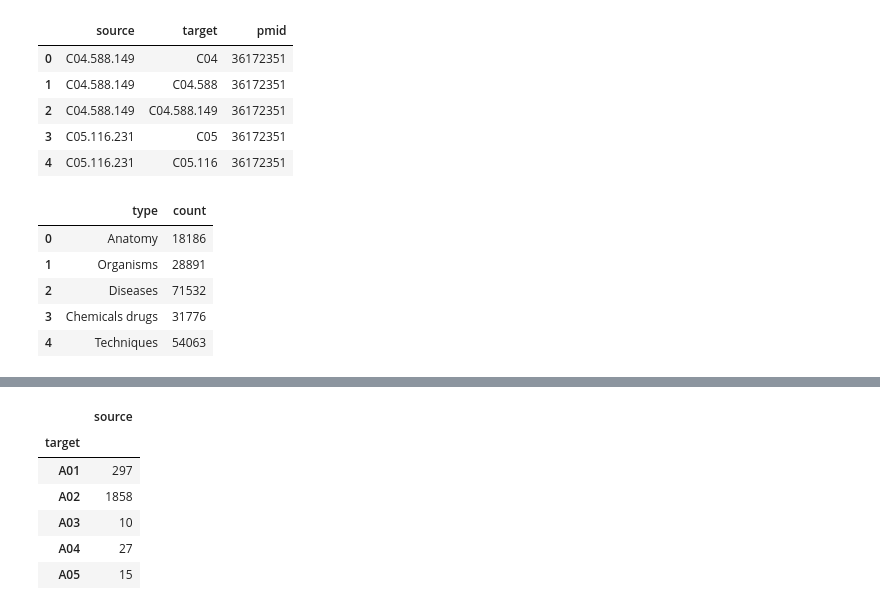
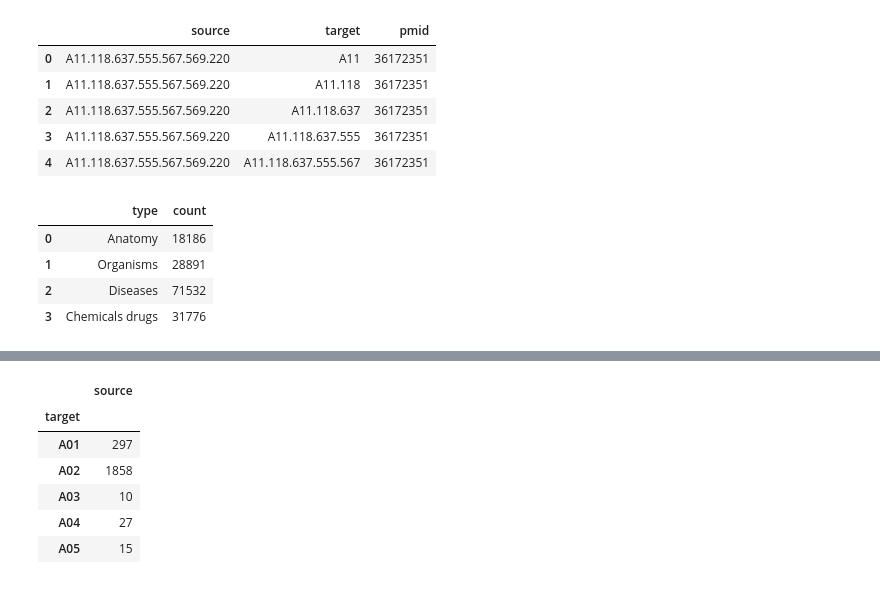
Before and after one commit to hannesbreit/pubmed-scrapper, a Jupyter notebook: descriptive-analysis.ipynb, the cells around one changed output, grey strips where cells are left out. Drawn from its saved outputs; the diff is of its cells as text; code cells hidden in the pictures.

```diff
--- a/descriptive-analysis.ipynb
+++ b/descriptive-analysis.ipynb
@@ -1,21 +1,21 @@
 # %%
 # import csv to pandas dataframe
 import pandas as pd
 import numpy as np
 import matplotlib.pyplot as plt
 
 # read csv file delimited by semicolon and assign it to a pandas dataframe object called df
-df = pd.read_csv('gephi/edges.csv', sep=';')
+df = pd.read_csv('gephi/a-b-c-d/GCTBedges.csv', sep=';')
 
 # print the first 5 rows of the dataframe
 df.head()
 # %% [output]
 |  | source | target | pmid |
-| 0 | C04.588.149 | C04 | 36172351 |
-| 1 | C04.588.149 | C04.588 | 36172351 |
-| 2 | C04.588.149 | C04.588.149 | 36172351 |
-| 3 | C05.116.231 | C05 | 36172351 |
-| 4 | C05.116.231 | C05.116 | 36172351 |
+| 0 | A11.118.637.555.567.569.220 | A11 | 36172351 |
+| 1 | A11.118.637.555.567.569.220 | A11.118 | 36172351 |
+| 2 | A11.118.637.555.567.569.220 | A11.118.637 | 36172351 |
+| 3 | A11.118.637.555.567.569.220 | A11.118.637.555 | 36172351 |
+| 4 | A11.118.637.555.567.569.220 | A11.118.637.555.567 | 36172351 |
 # %%
 # count all values in the column 'source' which start with 'A' and assign it to a variable called anatomy_count
 Anatomy_count = df['source'].str.startswith('A').sum()
@@ -25,35 +25,35 @@ Organisms_count = df['source'].str.startswith('B').sum()
 Diseases_count = df['source'].str.startswith('C').sum()
 # count all values in the column 'source' which start with 'D' and assign it to a variable called chemicals_drugs_count
 Chemicals_drugs_count = df['source'].str.startswith('D').sum()
-# count all values in the column 'source' which start with 'E' and assign it to a variable called techniques_count
-Techniques_count = df['source'].str.startswith('E').sum()
-# count all values in the column 'source' which start with 'F' and assign it to a variable called psychology_count
-Psychology_count = df['source'].str.startswith('F').sum()
-# count all values in the column 'source' which start with 'G' and assign it to a variable called phenomena_processes_count
-Phenomena_processes_count = df['source'].str.startswith('G').sum()
-# count all values in the column 'source' which start with 'H' and assign it to a variable called disciplines_occupations_count
-Disciplines_occupations_count = df['source'].str.startswith('H').sum()
-# count all values in the column 'source' which start with 'I' and assign it to a variable called anthropology_count
-Anthropology_count = df['source'].str.startswith('I').sum()
-# count all values in the column 'source' which start with 'J' and assign it to a variable called technology_industry_count
-Technology_industry_count = df['source'].str.startswith('J').sum()
-# count all values in the column 'source' which start with 'K' and assign it to a variable called humanities_count
-Humanities_count = df['source'].str.startswith('K').sum()
-# count all values in the column 'source' which start with 'L' and assign it to a variable called information_science_count
-Information_science_count = df['source'].str.startswith('L').sum()
-# count all values in the column 'source' which start with 'M' and assign it to a variable called named_groups_count
-Named_groups_count = df['source'].str.startswith('M').sum()
-# count all values in the column 'source' which start with 'N' and assign it to a variable called health_care_count
-Health_care_count = df['source'].str.startswith('N').sum()
-# count all values in the column 'source' which start with 'V' and assign it to a variable called publication_characteristics_count
-Publication_characteristics_count = df['source'].str.startswith('V').sum()
-# count all values in the column 'source' which start with 'Z' and assign it to a variable called geographicals_count
-Geographicals_count = df['source'].str.startswith('Z').sum()
+# # count all values in the column 'source' which start with 'E' and assign it to a variable called techniques_count
+# Techniques_count = df['source'].str.startswith('E').sum()
+# # count all values in the column 'source' which start with 'F' and assign it to a variable called psychology_count
+# Psychology_count = df['source'].str.startswith('F').sum()
+# # count all values in the column 'source' which start with 'G' and assign it to a variable called phenomena_processes_count
+# Phenomena_processes_count = df['source'].str.startswith('G').sum()
+# # count all values in the column 'source' which start with 'H' and assign it to a variable called disciplines_occupations_count
+# Disciplines_occupations_count = df['source'].str.startswith('H').sum()
+# # count all values in the column 'source' which start with 'I' and assign it to a variable called anthropology_count
+# Anthropology_count = df['source'].str.startswith('I').sum()
+# # count all values in the column 'source' which start with 'J' and assign it to a variable called technology_industry_count
+# Technology_industry_count = df['source'].str.startswith('J').sum()
+# # count all values in the column 'source' which start with 'K' and assign it to a variable called humanities_count
+# Humanities_count = df['source'].str.startswith('K').sum()
+# # count all values in the column 'source' which start with 'L' and assign it to a variable called information_science_count
+# Information_science_count = df['source'].str.startswith('L').sum()
+# # count all values in the column 'source' which start with 'M' and assign it to a variable called named_groups_count
+# Named_groups_count = df['source'].str.startswith('M').sum()
+# # count all values in the column 'source' which start with 'N' and assign it to a variable called health_care_count
+# Health_care_count = df['source'].str.startswith('N').sum()
+# # count all values in the column 'source' which start with 'V' and assign it to a variable called publication_characteristics_count
+# Publication_characteristics_count = df['source'].str.startswith('V').sum()
+# # count all values in the column 'source' which start with 'Z' and assign it to a variable called geographicals_count
+# Geographicals_count = df['source'].str.startswith('Z').sum()
 
 
 # create a datafram df2 with 2 columns describing the count of nodes and the type of node
-df2 = pd.DataFrame({'type': ['Anatomy', 'Organisms', 'Diseases', 'Chemicals drugs', 'Techniques', 'Psychology', 'Phenomena processes', 'Disciplines occupations', 'Anthropology', 'Technology industry', 'Humanities', 'Information science', 'Named groups', 'Health care', 'Publication characteristics', 'Geographicals'], 'count': [
-                   Anatomy_count, Organisms_count, Diseases_count, Chemicals_drugs_count, Techniques_count, Psychology_count, Phenomena_processes_count, Disciplines_occupations_count, Anthropology_count, Technology_industry_count, Humanities_count, Information_science_count, Named_groups_count, Health_care_count, Publication_characteristics_count, Geographicals_count]})
+df2 = pd.DataFrame({'type': ['Anatomy', 'Organisms', 'Diseases', 'Chemicals drugs'], 'count': [
+                   Anatomy_count, Organisms_count, Diseases_count, Chemicals_drugs_count]})
 
 # print first 5 rows of df2
 df2.head()
@@ -63,7 +63,6 @@ df2.head()
 | 1 | Organisms | 28891 |
 | 2 | Diseases | 71532 |
 | 3 | Chemicals drugs | 31776 |
-| 4 | Techniques | 54063 |
 # %%
 # print barplot of the dataframe df2 with the type of node on the x-axis and the count of nodes on the y-axis
 ax = df2.plot.bar(y='count',x='type', rot=90, fontsize=14, color='blue')
```
Also changed, not shown: parts of 1 cell of this notebook, 26 other files.
